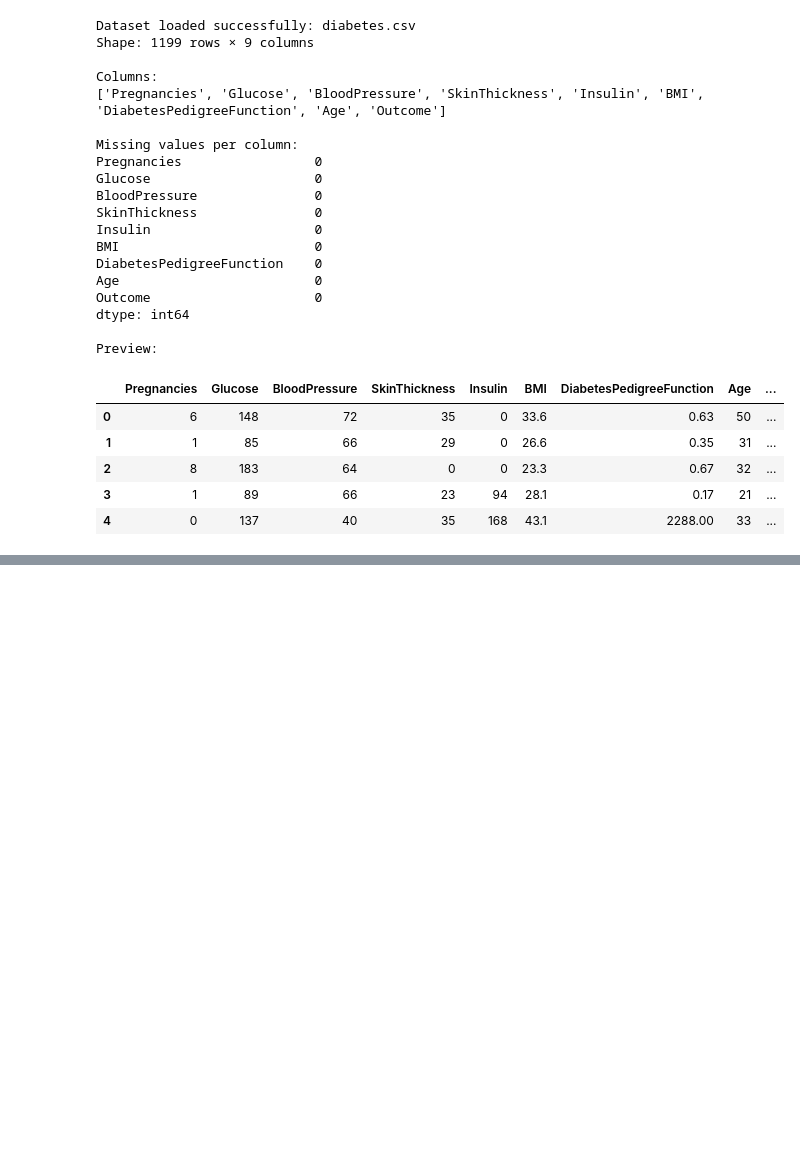
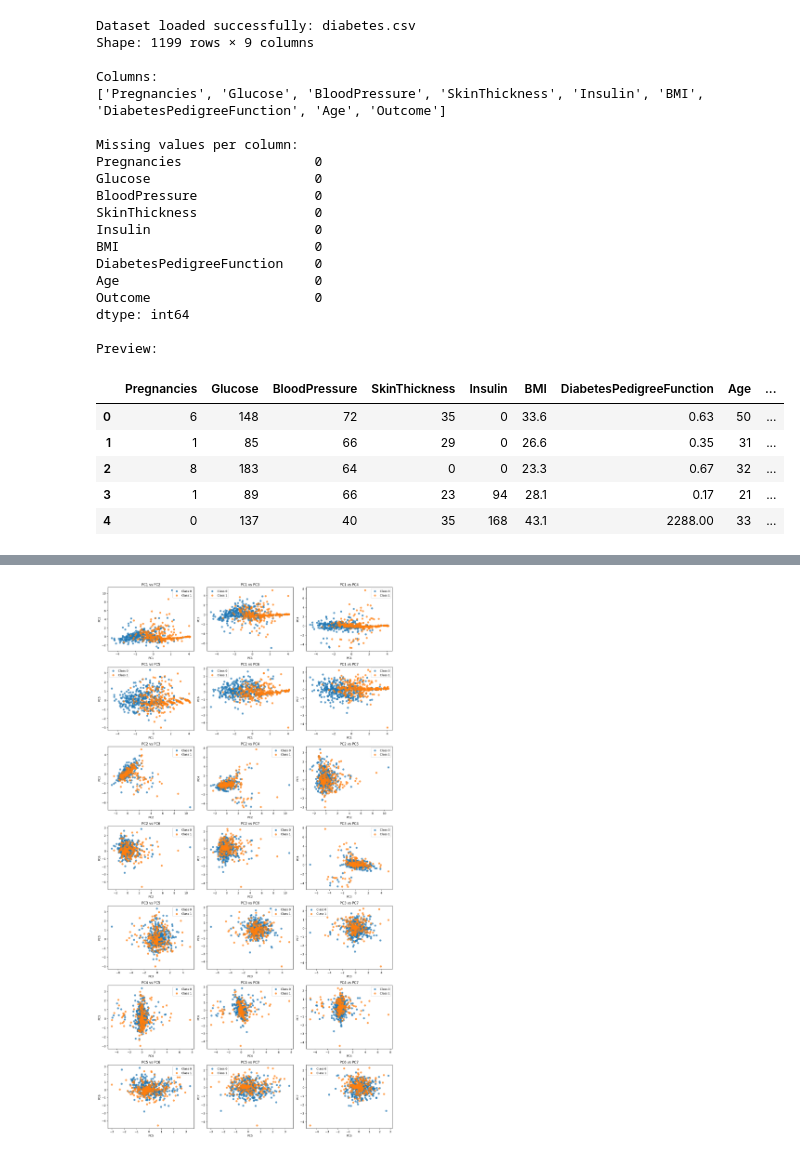
Before and after one commit to Alx-a-cod/MLiterallyConfused, a Jupyter notebook: ML_Assignment_1.ipynb, the cells around one changed output, grey strips where cells are left out. Saved outputs shown, nothing was run; the diff lists cells and outputs as text; code cells hidden in the pictures; blank space fills up the shorter version.

```diff
--- a/ML_Assignment_1.ipynb
+++ b/ML_Assignment_1.ipynb
@@ -277,0 +297,42 @@ def prepare_data(df, target_col="Outcome", test_size=0.15, random_state=42, use_
+# %%
+# =========================
+# Optional: PCA visualization by class
+# =========================
+
+import itertools
+
+# Take transformed training set in PCA space
+X_train_pca_df = pd.DataFrame(
+    x_train_p,
+    columns=[f"PC{i+1}" for i in range(x_train_p.shape[1])]
+)
+y_train_array = y_train.values
+
+# Plot all PC pairs
+pc_indices = range(x_train_p.shape[1])
+pairs = list(itertools.combinations(pc_indices, 2))  # all 2-PC pairs
+
+num_pairs = len(pairs)
+ncols = 3
+nrows = int(np.ceil(num_pairs / ncols))
+
+plt.figure(figsize=(ncols*5, nrows*4))
+
+for i, (p1, p2) in enumerate(pairs):
+    plt.subplot(nrows, ncols, i+1)
+    for cls in np.unique(y_train_array):
+        plt.scatter(
+            X_train_pca_df.iloc[y_train_array==cls, p1],
+            X_train_pca_df.iloc[y_train_array==cls, p2],
+            label=f"Class {cls}",
+            alpha=0.7
+        )
+    plt.xlabel(f"PC{p1+1}")
+    plt.ylabel(f"PC{p2+1}")
+    plt.title(f"PC{p1+1} vs PC{p2+1}")
+    plt.legend()
+
+plt.tight_layout()
+plt.show()
+# %% [output]
+[figure, added]
```
Also changed, not shown: parts of 7 cells of this notebook.
